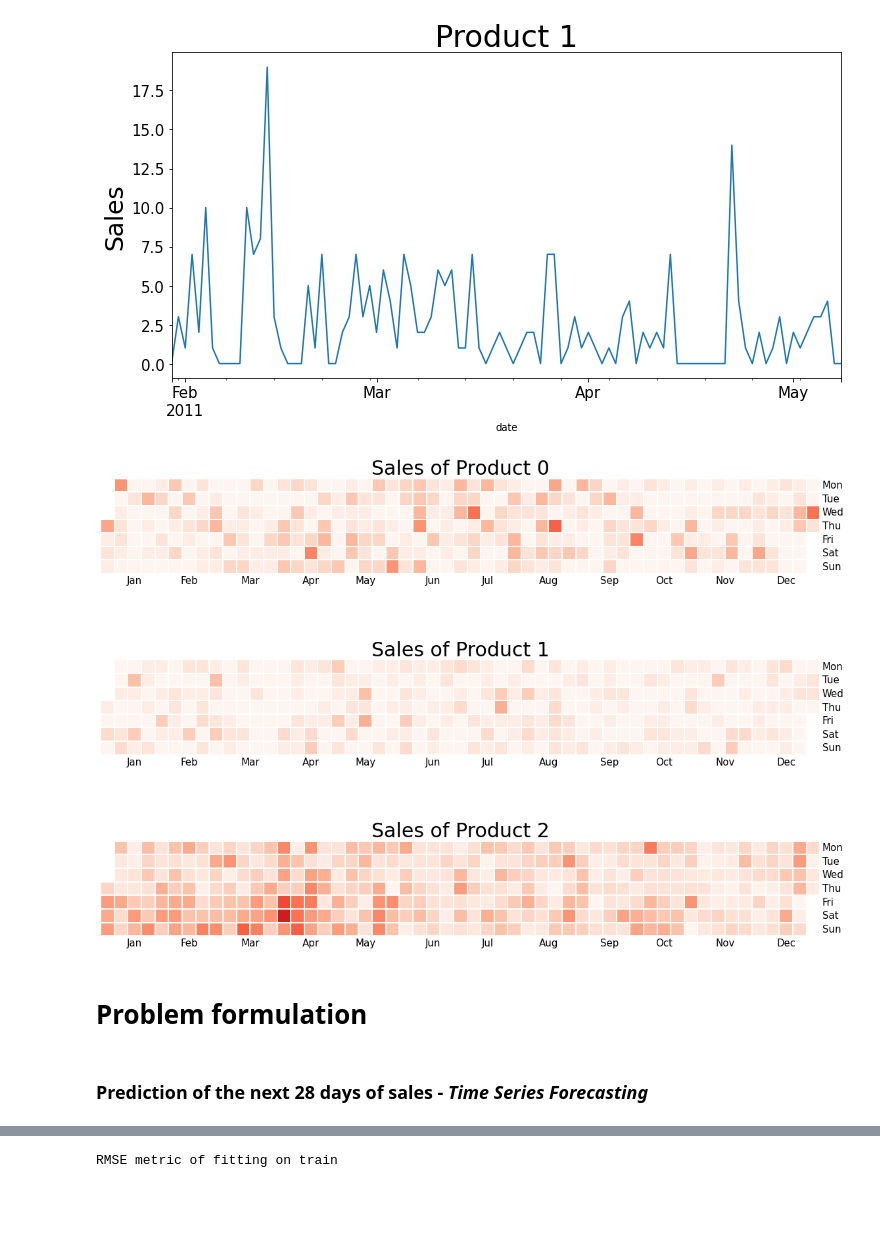
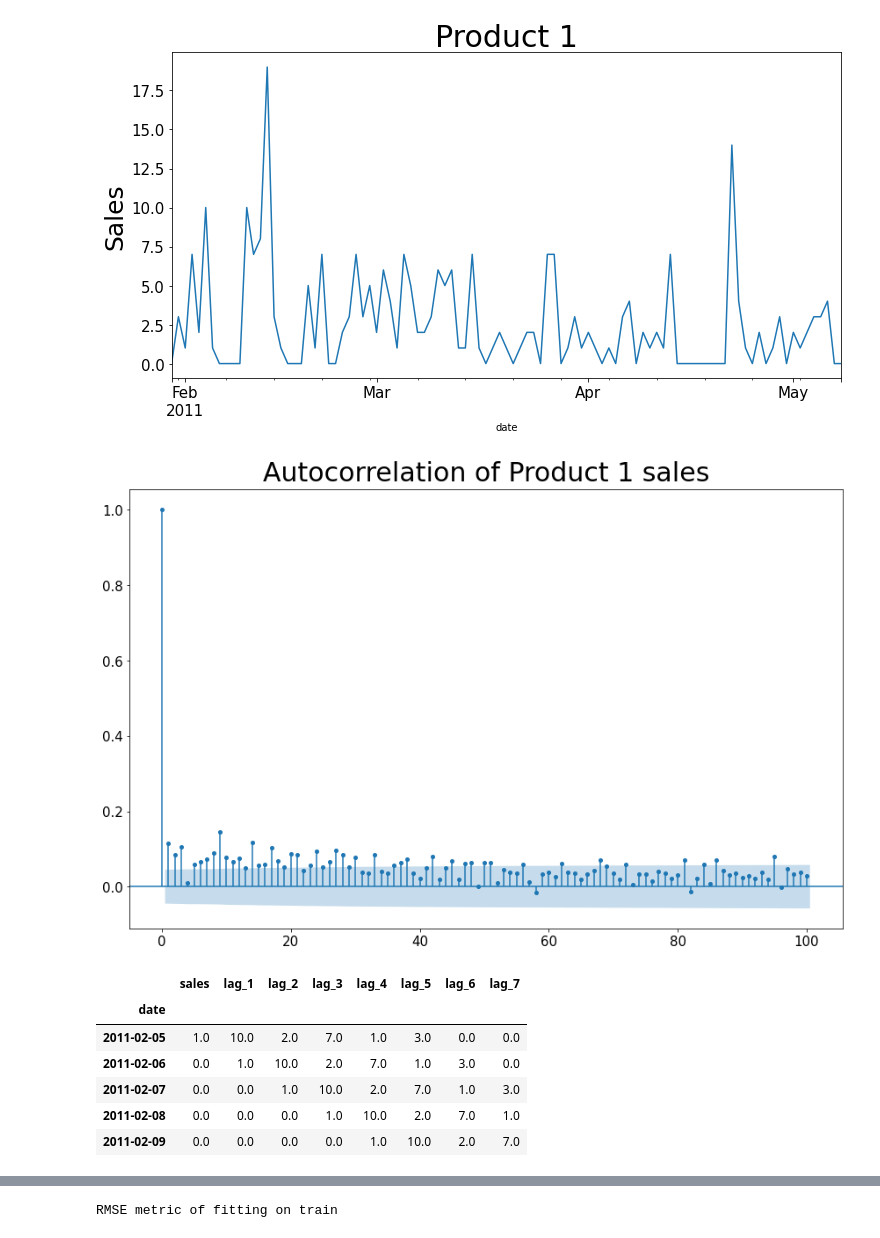
Before and after one commit to MolVlad/Data_Science_Skoltech_Coursework, a Jupyter notebook: Trees_Vlad.ipynb, the cells around one changed output, grey strips where cells are left out. Cells and saved outputs as stored; diff of their text form; code cells hidden in the pictures; blank space fills up the shorter version.

```diff
--- a/Trees_Vlad.ipynb
+++ b/Trees_Vlad.ipynb
@@ -80,10 +79,8 @@ calendar.iloc[2:10,:]
 # %%
 products_to_analyze = [
     'FOODS_1_006_CA_1_validation',
-    'FOODS_1_016_CA_1_validation',
-    'FOODS_1_018_CA_1_validation',
-    'FOODS_1_024_CA_1_validation',
-    'FOODS_1_054_CA_1_validation'
+    'FOODS_3_389_WI_3_validation',
+    'FOODS_1_018_CA_1_validation'
 ]
 # %%
 products_sales = list()
@@ -143,11 +148,22 @@ def calendar_sales(number):
-# %%
-calendar_sales(3)
-# %% [output]
-[figure, removed]
-# %% [markdown]
-# Problem formulation
-# %% [markdown]
-### Prediction of the next 28 days of sales - *Time Series Forecasting*
+# %%
+def autocorrelation(data_list, index=0, n_lags=100):
+    fig, ax = plt.subplots(ncols=1, nrows=1, figsize=(12,8))
+
+
+    labelsize=15
+    ax.yaxis.set_tick_params(labelsize=labelsize)
+    ax.xaxis.set_tick_params(labelsize=labelsize)
+
+    sm.graphics.tsa.plot_acf(data_list[index], lags=n_lags, ax=ax, markersize=4)
+
+    ax.set_title("Autocorrelation of Product "+str(index+1)+" sales", fontdict={'fontsize':30}, pad=10)
+
+    plt.tight_layout()
+    plt.show()
+# %%
+autocorrelation(products_sales, index=0)
+# %% [output]
+[figure, added]
 # %%
 def add_lags_for_sales(dataframe, lags, drop=True):
     columns = list()
@@ -162,3 +178,14 @@ def add_lags_for_sales(dataframe, lags, drop=True):
         return concatenated.dropna()
     else:
         return concatenated
+# %%
+lags = [1,2,3,4,5,6,7]
+add_lags_for_sales(products_sales[0], lags).head()
+# %% [output]
+|  | sales | lag_1 | lag_2 | lag_3 | lag_4 | lag_5 | lag_6 | lag_7 |
+| date |  |  |  |  |  |  |  |  |
+| 2011-02-05 | 1.0 | 10.0 | 2.0 | 7.0 | 1.0 | 3.0 | 0.0 | 0.0 |
+| 2011-02-06 | 0.0 | 1.0 | 10.0 | 2.0 | 7.0 | 1.0 | 3.0 | 0.0 |
+| 2011-02-07 | 0.0 | 0.0 | 1.0 | 10.0 | 2.0 | 7.0 | 1.0 | 3.0 |
+| 2011-02-08 | 0.0 | 0.0 | 0.0 | 1.0 | 10.0 | 2.0 | 7.0 | 1.0 |
+| 2011-02-09 | 0.0 | 0.0 | 0.0 | 0.0 | 1.0 | 10.0 | 2.0 | 7.0 |
```
Also changed, not shown: parts of 59 cells of this notebook.
